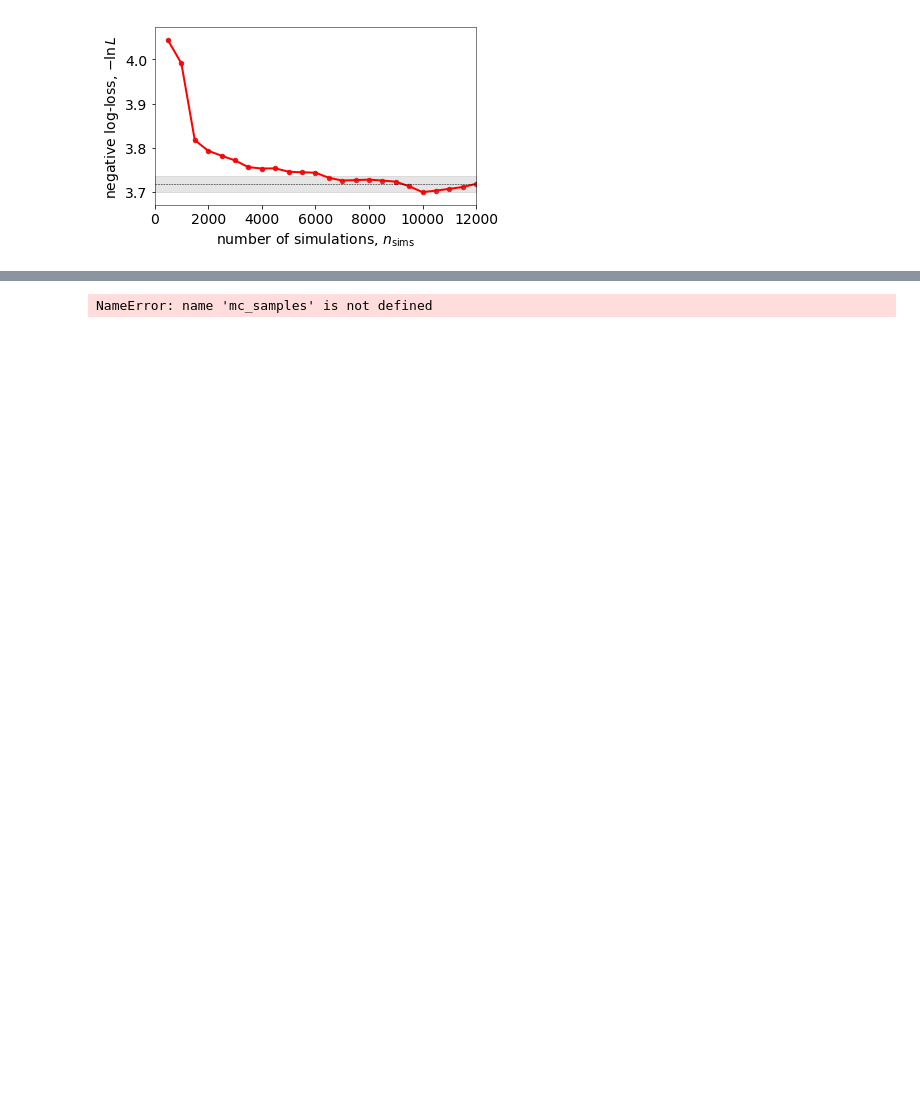
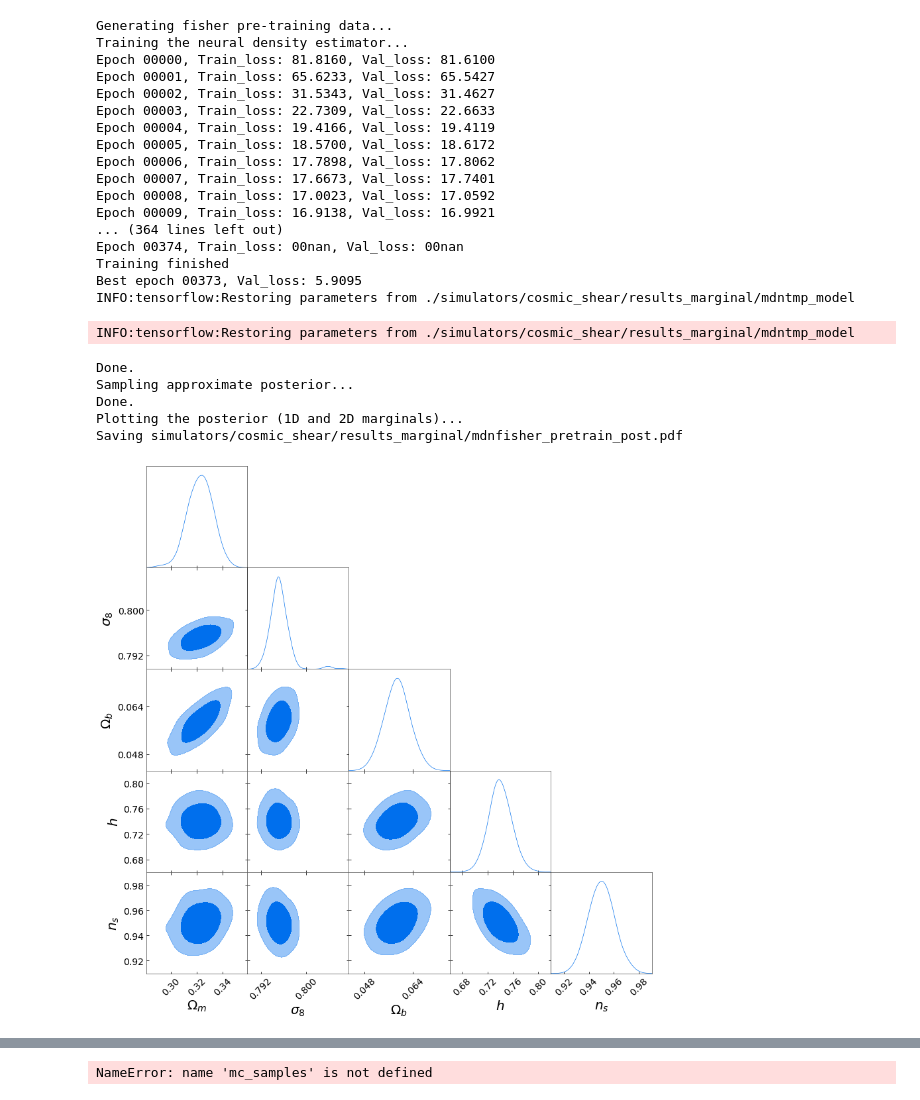
Before and after one commit to jasminelujia/pydelfi, a Jupyter notebook: cosmic_shear_marginalized.ipynb, the cells around one changed output, grey strips where cells are left out. Saved outputs shown, nothing was run; the diff lists cells and outputs as text; code cells hidden in the pictures; blank space fills up the shorter version.

```diff
--- a/cosmic_shear_marginalized.ipynb
+++ b/cosmic_shear_marginalized.ipynb
@@ -200,32 +200,36 @@ INFO:tensorflow:Restoring parameters from ./simulators/cosmic_shear/results/tmp_
-# %%
-plt.close()
-columnwidth = 15 # cm
-aspect = 1.67
-pts_per_inch = 72.27
-inch_per_cm = 2.54
-width = columnwidth/inch_per_cm
-plt.rcParams.update({'figure.figsize': [width, width / aspect],
-                 'backend': 'pdf',
-                 'font.size': 14,
-                 'legend.fontsize': 'small',
-                 'legend.frameon': False,
-                 'legend.loc': 'best',
-                 'lines.markersize': 3,
-                 'lines.linewidth': .5,
-                 'axes.linewidth': .5,
-                 'axes.edgecolor': 'black',
-                 'axes.color_cycle': ['#E41A1C', '#377EB8', '#4DAF4A', '#FF7F00']})
-
-# Trace plot of the loss as a function of the number of simulations
-plt.scatter(n_sims, loss_trace, s = 20)
-plt.plot(n_sims, loss_trace, color = 'red', lw = 2)
-plt.fill_between(mdn.n_sim_trace, loss_trace[-1]*0.995*np.ones(len(mdn.n_sim_trace)), loss_trace[-1]*1.005*np.ones(len(mdn.n_sim_trace)), color = 'grey', alpha = 0.2 )
-plt.xlim(0, mdn.n_sim_trace[-1])
-plt.axhline(loss_trace[-1], color = 'black', ls = '--')
-plt.xlabel(r'number of simulations, $n_\mathrm{sims}$')
-plt.ylabel(r'negative log-loss, $-\mathrm{ln}\,L$')
-plt.tight_layout()
-#plt.show()
-#plt.savefig('../paper_II/plots/convergence_marginal.pdf')
-# %% [output]
-[figure, removed]
+# %%
+MDN = ndes.MixtureDensityNetwork(n_inputs=5, n_outputs=5, n_components=3, n_hidden=[50,50], activations=[tf.tanh, tf.tanh])
+
+# Create the DELFI object
+DelfiMDN = delfi.Delfi(data, prior, MDN, Finv, theta_fiducial,
+                       param_limits = [lower, upper],
+                       param_names = ['\Omega_m', '\sigma_8', '\Omega_b', 'h', 'n_s'],
+                       results_dir = "simulators/cosmic_shear/results_marginal/mdn")
+# %%
+# Do the Fisher pre-training
+DelfiMDN.fisher_pretraining(50000, prior, epochs=500, patience=100)
+# %% [output]
+Generating fisher pre-training data...
+Training the neural density estimator...
+Epoch 00000, Train_loss: 81.8160, Val_loss: 81.6100
+Epoch 00001, Train_loss: 65.6233, Val_loss: 65.5427
+Epoch 00002, Train_loss: 31.5343, Val_loss: 31.4627
+Epoch 00003, Train_loss: 22.7309, Val_loss: 22.6633
+Epoch 00004, Train_loss: 19.4166, Val_loss: 19.4119
+Epoch 00005, Train_loss: 18.5700, Val_loss: 18.6172
+Epoch 00006, Train_loss: 17.7898, Val_loss: 17.8062
+Epoch 00007, Train_loss: 17.6673, Val_loss: 17.7401
+Epoch 00008, Train_loss: 17.0023, Val_loss: 17.0592
+Epoch 00009, Train_loss: 16.9138, Val_loss: 16.9921
+... (364 lines left out)
+Epoch 00374, Train_loss: 00nan, Val_loss: 00nan
+Training finished
+Best epoch 00373, Val_loss: 5.9095
+INFO:tensorflow:Restoring parameters from ./simulators/cosmic_shear/results_marginal/mdntmp_model
+INFO:tensorflow:Restoring parameters from ./simulators/cosmic_shear/results_marginal/mdntmp_model
+Done.
+Sampling approximate posterior...
+Done.
+Plotting the posterior (1D and 2D marginals)...
+Saving simulators/cosmic_shear/results_marginal/mdnfisher_pretrain_post.pdf
+[figure, added]
```
Also changed, not shown: parts of 8 cells of this notebook, 3 other files.
